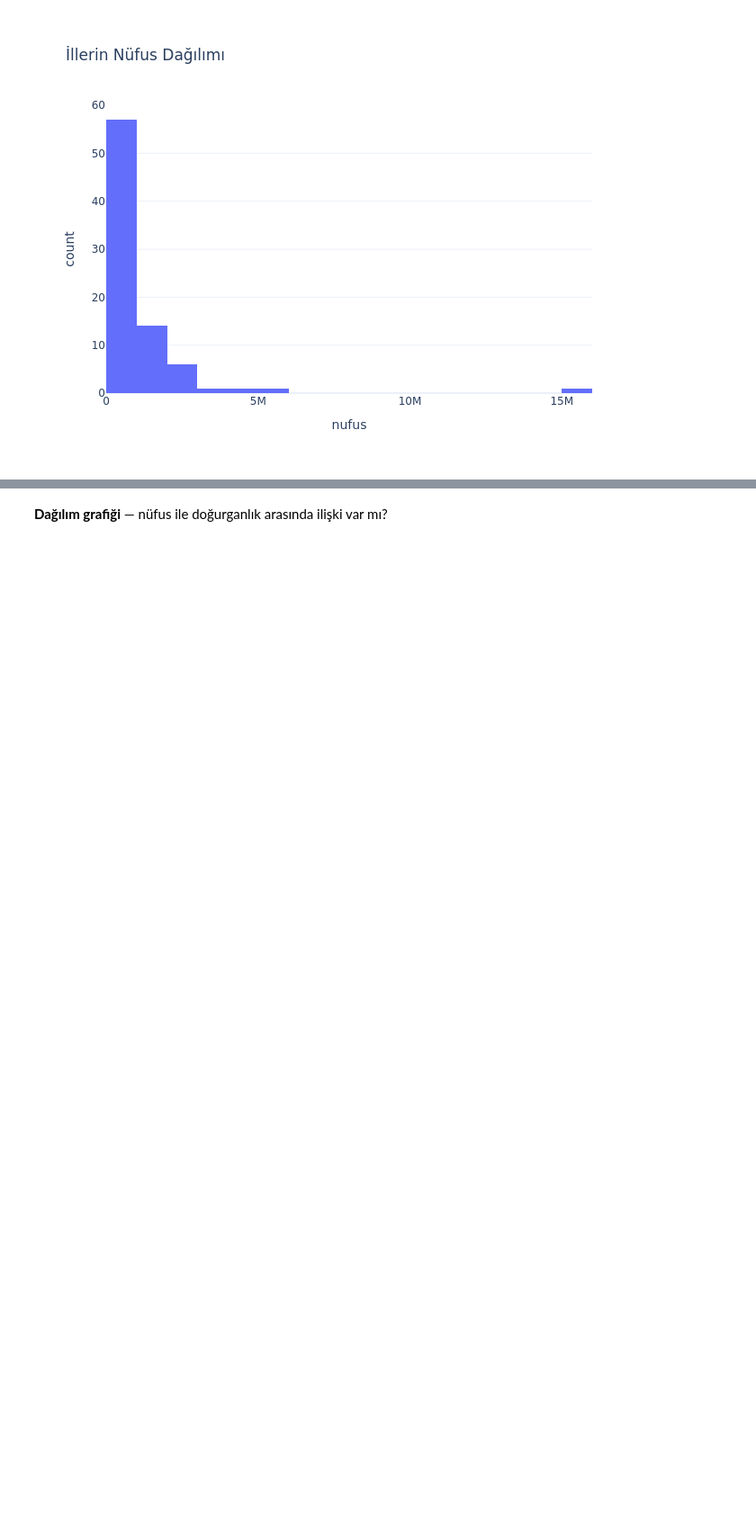
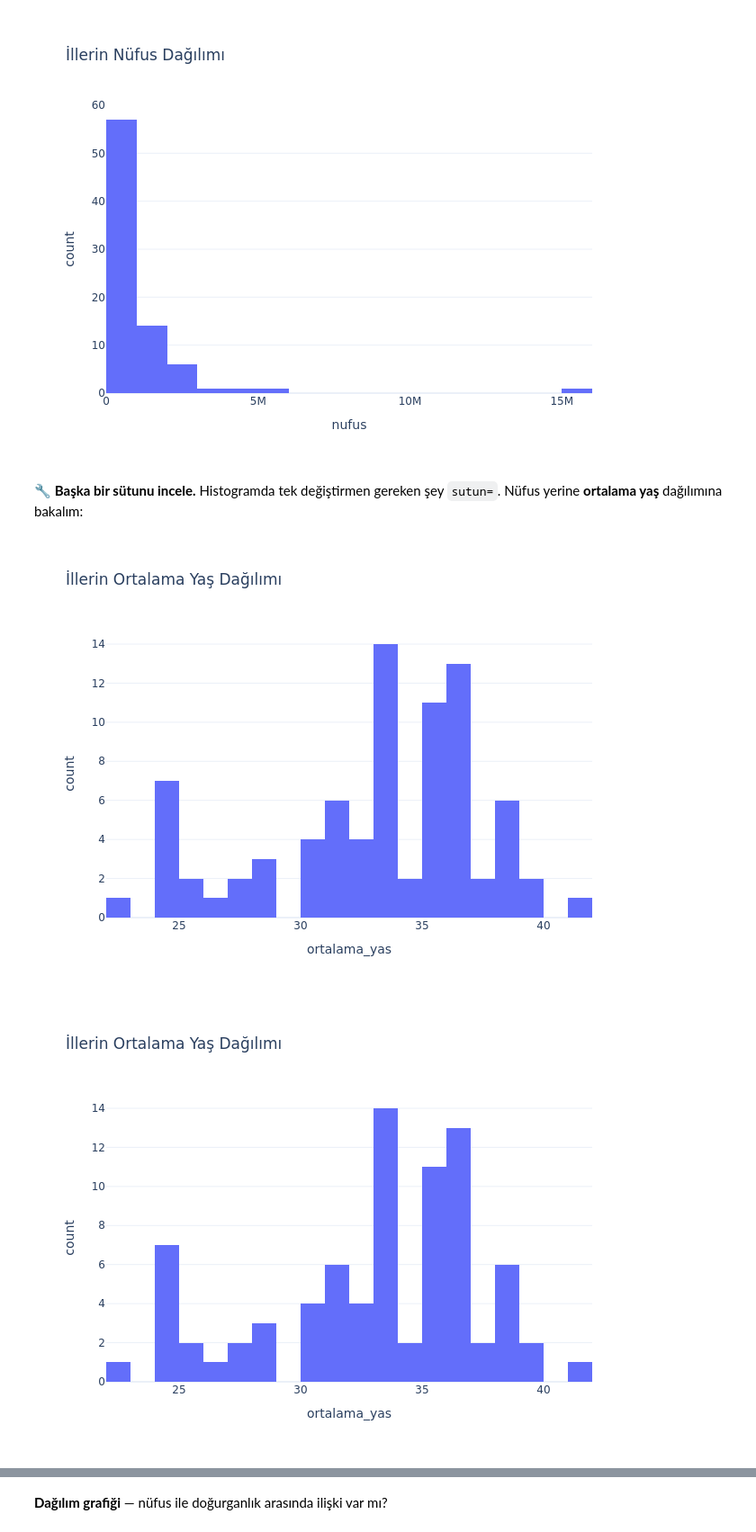
Before and after one commit to GulayBenguUlukaya/STEM_yaz_kampi_2026, a Jupyter notebook: rendered/gun1.ipynb, the cells around one changed output, grey strips where cells are left out. Shown at 90% size. Cells and saved outputs as stored; diff of their text form; code cells hidden in the pictures; blank space fills up the shorter version.

```diff
--- a/rendered/gun1.ipynb
+++ b/rendered/gun1.ipynb
@@ -512,3 +528,10 @@ histogram(df, sutun='nufus', baslik='İllerin Nüfus Dağılımı')
 # %% [output]
 [figure]
 [figure]
+# %% [markdown]
+🔧 **Başka bir sütunu incele.** Histogramda tek değiştirmen gereken şey `sutun=`. Nüfus yerine **ortalama yaş** dağılımına bakalım:
+# %%
+histogram(df, sutun='ortalama_yas', baslik='İllerin Ortalama Yaş Dağılımı')
+# %% [output]
+[figure, added]
+[figure, added]
```
Also changed, not shown: parts of 8 cells of this notebook, 9 other files.
